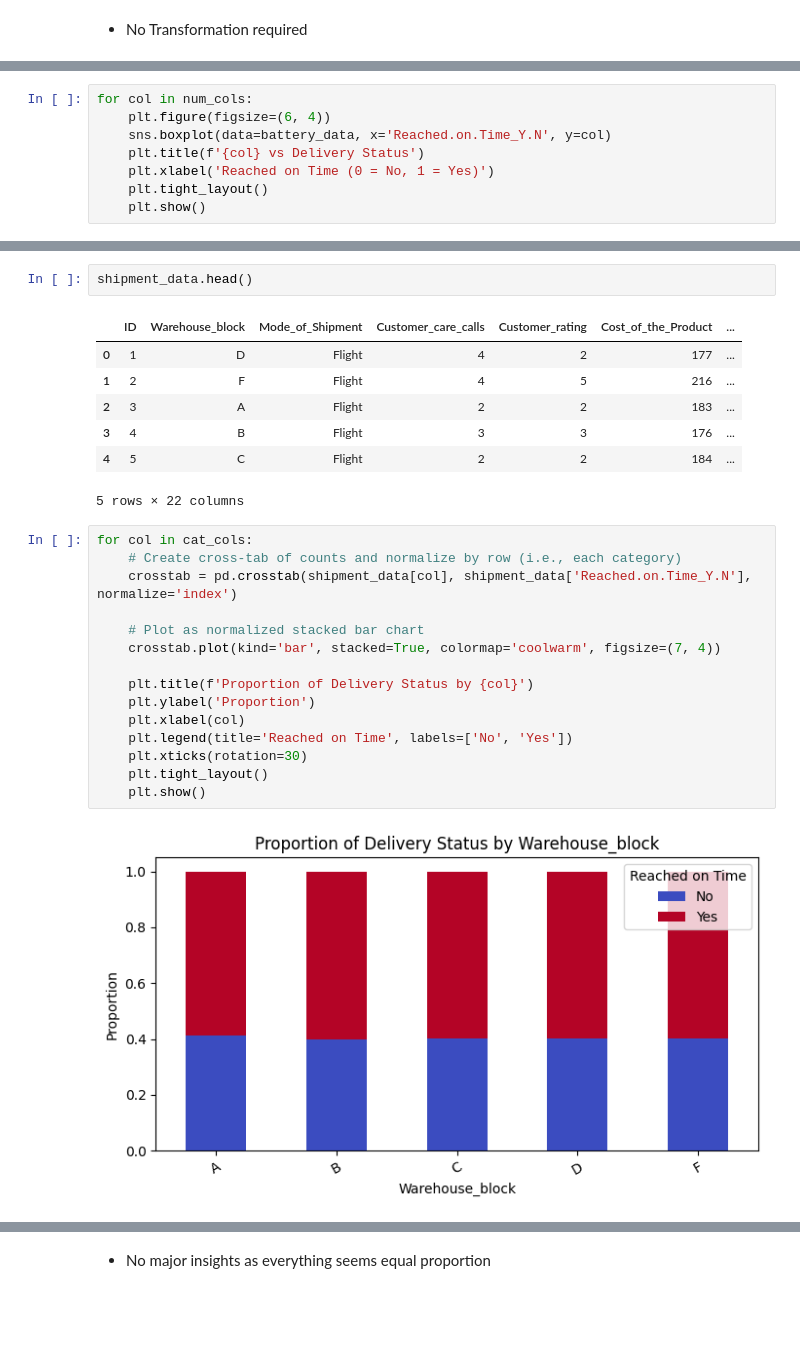
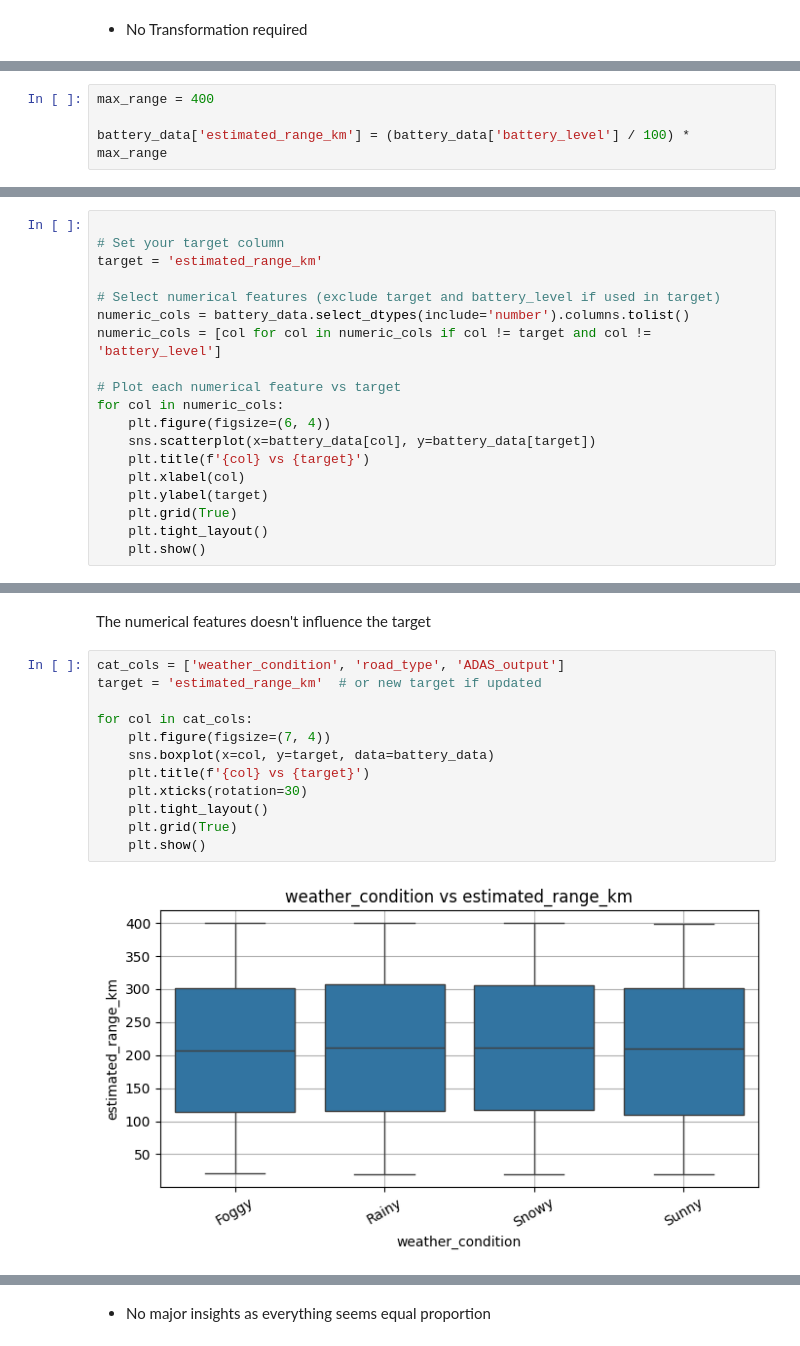
Before and after one commit to majesty594/Electric_Range_Estimation_Model, a Jupyter notebook: 01_EDA.ipynb, the cells around one changed output, grey strips where cells are left out. Drawn from its saved outputs; the diff is of its cells as text; blank space fills up the shorter version.

Commit message:
Features are not useful for battery range prediction

```diff
--- a/01_EDA.ipynb
+++ b/01_EDA.ipynb
@@ -352,0 +320,4 @@ for i, row in skew_kurt_df.iterrows():
+# %%
+max_range = 400
+
+battery_data['estimated_range_km'] = (battery_data['battery_level'] / 100) * max_range
@@ -358,8 +338,19 @@ for i, row in skew_kurt_df.iterrows():
 # %%
-for col in num_cols:
+
+# Set your target column
+target = 'estimated_range_km'
+
+# Select numerical features (exclude target and battery_level if used in target)
+numeric_cols = battery_data.select_dtypes(include='number').columns.tolist()
+numeric_cols = [col for col in numeric_cols if col != target and col != 'battery_level']
+
+# Plot each numerical feature vs target
+for col in numeric_cols:
     plt.figure(figsize=(6, 4))
-    sns.boxplot(data=battery_data, x='Reached.on.Time_Y.N', y=col)
-    plt.title(f'{col} vs Delivery Status')
-    plt.xlabel('Reached on Time (0 = No, 1 = Yes)')
+    sns.scatterplot(x=battery_data[col], y=battery_data[target])
+    plt.title(f'{col} vs {target}')
+    plt.xlabel(col)
+    plt.ylabel(target)
+    plt.grid(True)
     plt.tight_layout()
     plt.show()
@@ -423,27 +368,16 @@ shipment_data['purchase_influence'] = shipment_data['price_per_gram'] * shipment
-# %%
-shipment_data.head()
-# %% [output]
-|  | ID | Warehouse_block | Mode_of_Shipment | Customer_care_calls | Customer_rating | Cost_of_the_Product | ... |
-| 0 | 1 | D | Flight | 4 | 2 | 177 | ... |
-| 1 | 2 | F | Flight | 4 | 5 | 216 | ... |
-| 2 | 3 | A | Flight | 2 | 2 | 183 | ... |
-| 3 | 4 | B | Flight | 3 | 3 | 176 | ... |
-| 4 | 5 | C | Flight | 2 | 2 | 184 | ... |
-5 rows × 22 columns
+# %% [markdown]
+The numerical features doesn't influence the target
 # %%
+cat_cols = ['weather_condition', 'road_type', 'ADAS_output']
+target = 'estimated_range_km'  # or new target if updated
+
 for col in cat_cols:
-    # Create cross-tab of counts and normalize by row (i.e., each category)
-    crosstab = pd.crosstab(shipment_data[col], shipment_data['Reached.on.Time_Y.N'], normalize='index')
-
-    # Plot as normalized stacked bar chart
-    crosstab.plot(kind='bar', stacked=True, colormap='coolwarm', figsize=(7, 4))
-
-    plt.title(f'Proportion of Delivery Status by {col}')
-    plt.ylabel('Proportion')
-    plt.xlabel(col)
-    plt.legend(title='Reached on Time', labels=['No', 'Yes'])
+    plt.figure(figsize=(7, 4))
+    sns.boxplot(x=col, y=target, data=battery_data)
+    plt.title(f'{col} vs {target}')
     plt.xticks(rotation=30)
     plt.tight_layout()
+    plt.grid(True)
     plt.show()
 # %% [output]
-[figure, old version]
+[figure, new version]
```
Also changed, not shown: parts of 18 cells of this notebook.
